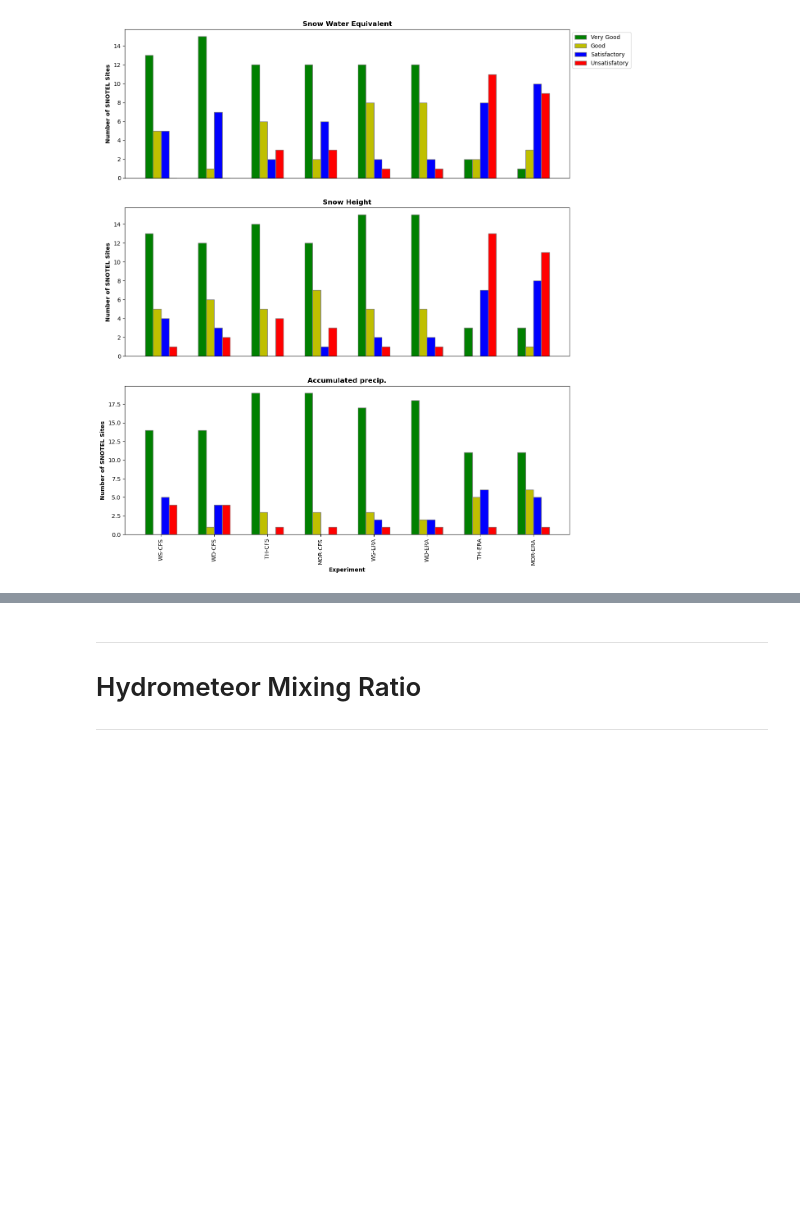
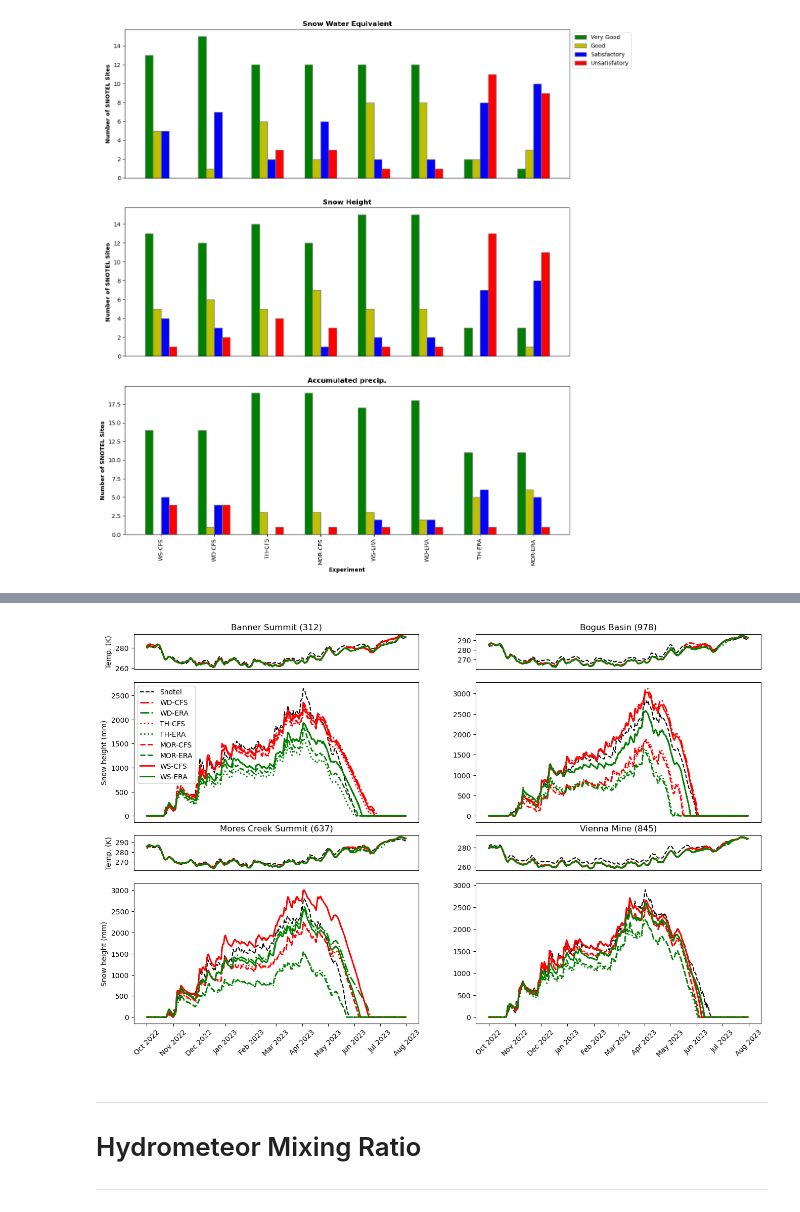
Before and after one commit to stanleyakor1/Comprehensive-Ecam, a Jupyter notebook: Artifact/scritps/Presentation.ipynb, the cells around one changed output, grey strips where cells are left out. Drawn from its saved outputs; the diff is of its cells as text; code cells hidden in the pictures; blank space fills up the shorter version.

```diff
--- a/Artifact/scritps/Presentation.ipynb
+++ b/Artifact/scritps/Presentation.ipynb
@@ -129,6 +129,19 @@ ws_cfs_acc = xr.open_mfdataset(path_2_wy_file + 'WSM6_CFS_23_daily.nc')['PRCP'].
 
 precip_list = [th_cfs_acc,mor_cfs_acc,wd_cfs_acc,ws_cfs_acc,th_era_acc,mor_era_acc,wd_era_acc,ws_era_acc]
 namelist = ['TH-CFS','MOR-CFS','WD-CFS','WS-CFS','TH-ERA','MOR-ERA','WD-ERA','WS-ERA']
+
+
+#-------------------------- Station Analysis --------------------------------------------------------
+
+file_dict_23 = {
+    'WD-ERA': path_2_wy_file + 'WDM6_ERA5_23_daily.nc',
+    'TH-CFS': path_2_wy_file + 'THOMPSON_CFS_23_daily.nc',
+    'TH-ERA': path_2_wy_file + 'THOMPSON_ERA5_23_daily.nc',
+    'MOR-CFS': path_2_wy_file + 'MORRISON_CFS_23_daily.nc',
+    'MOR-ERA': path_2_wy_file + 'MORRISON_ERA5_23_daily.nc',
+    'WS-CFS' : path_2_wy_file + 'WSM6_CFS_23_daily.nc',
+    'WS-ERA' : path_2_wy_file +  'WSM6_ERA5_23_daily.nc'
+    }
 # %% [markdown]
 <hr style="border-width:4px; border-color:coral">
 
@@ -273,3 +366,9 @@ plot_KGE2(swh_23,elevation,tyype = 'KGE')
+# %%
+station = precip_temp_compare(var,nrc,snotel_23_path,path_geog_file,wd_23_file,fig_23_folder,start_23,stop_23,'WD-CFS', save = True)
+# %%
+station.smallest(file_dict_23)
+# %% [output]
+[figure, added]
 # %% [markdown]
 <hr style="border-width:4px; border-color:coral">
 
```
Also changed, not shown: parts of 25 cells of this notebook, 1 other file.
